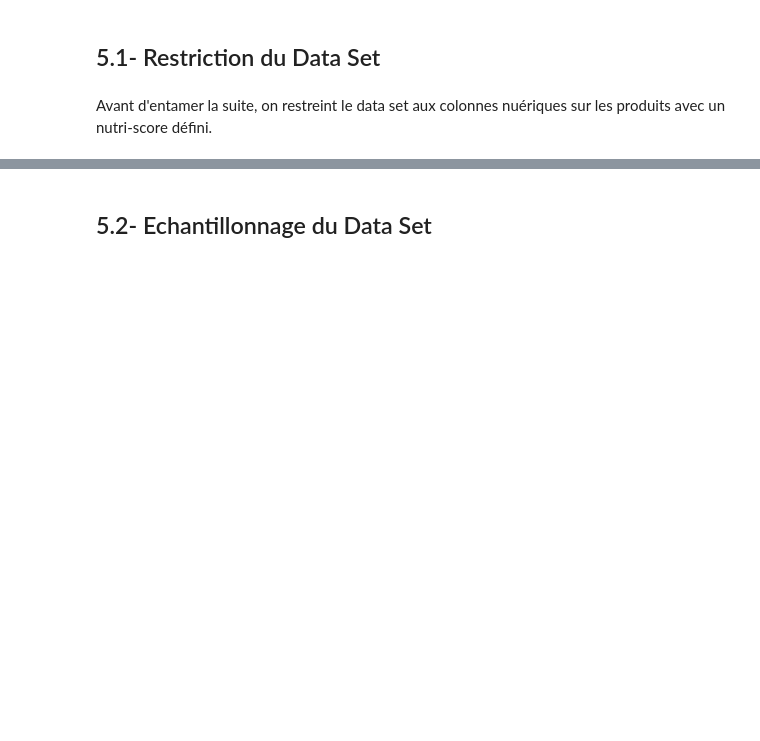
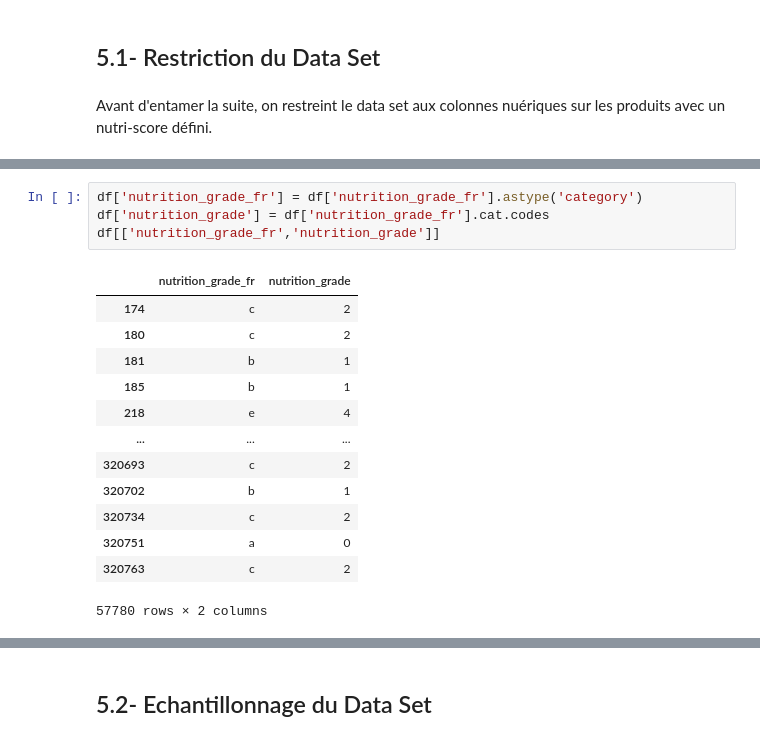
Before and after one commit to DrHadiNono/Notebooks-OC, a Jupyter notebook: Projets/P3/PSanté_01_notebooknettoyage.ipynb, the cells around one changed output, grey strips where cells are left out. Saved outputs shown, nothing was run; the diff lists cells and outputs as text; blank space fills up the shorter version.

```diff
--- a/Projets/P3/PSanté_01_notebooknettoyage.ipynb
+++ b/Projets/P3/PSanté_01_notebooknettoyage.ipynb
@@ -180,0 +178,18 @@ Avant d'entamer la suite, on restreint le data set aux colonnes nuériques sur l
+# %%
+df['nutrition_grade_fr'] = df['nutrition_grade_fr'].astype('category')
+df['nutrition_grade'] = df['nutrition_grade_fr'].cat.codes
+df[['nutrition_grade_fr','nutrition_grade']]
+# %% [output]
+|  | nutrition_grade_fr | nutrition_grade |
+| 174 | c | 2 |
+| 180 | c | 2 |
+| 181 | b | 1 |
+| 185 | b | 1 |
+| 218 | e | 4 |
+| ... | ... | ... |
+| 320693 | c | 2 |
+| 320702 | b | 1 |
+| 320734 | c | 2 |
+| 320751 | a | 0 |
+| 320763 | c | 2 |
+57780 rows × 2 columns
```
Also changed, not shown: parts of 19 cells of this notebook.
